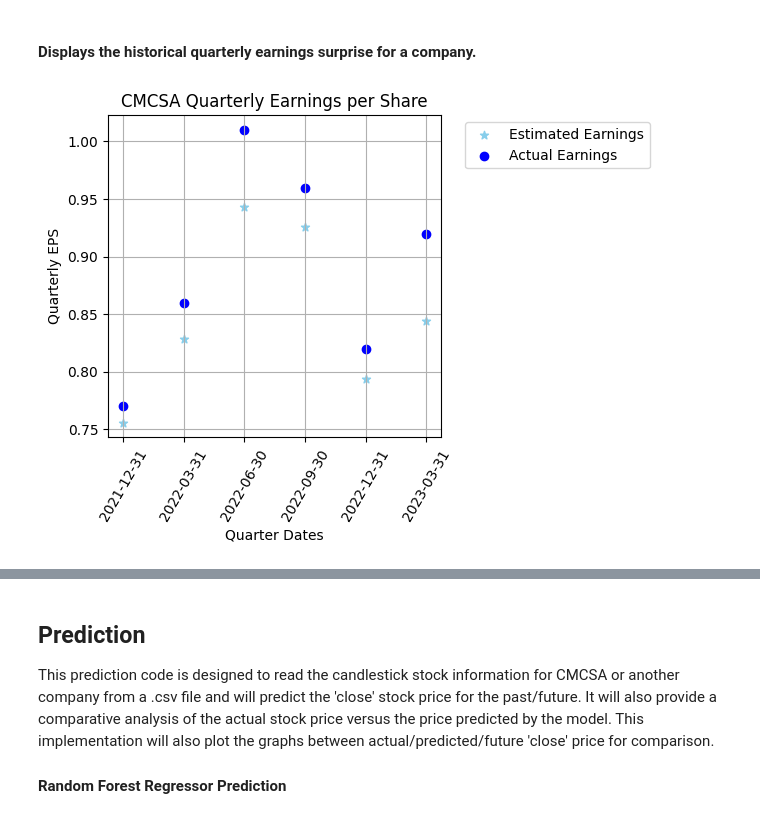
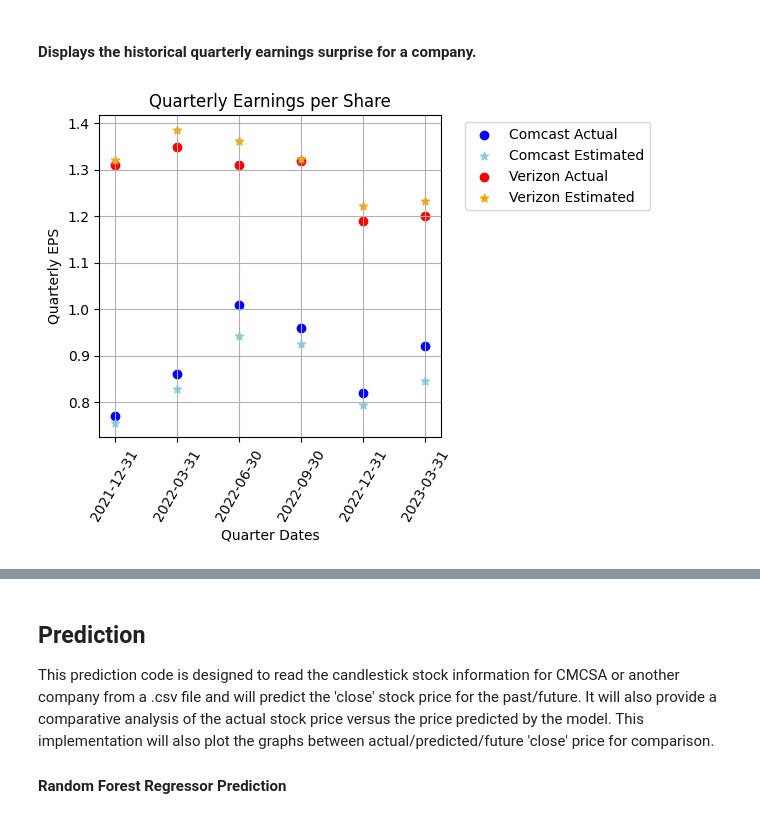
Before and after one commit to geoffpatton/stock-prediction, a Jupyter notebook: project_impl.ipynb, the cells around one changed output, grey strips where cells are left out. Drawn from its saved outputs; the diff is of its cells as text; code cells hidden in the pictures.

```diff
--- a/project_impl.ipynb
+++ b/project_impl.ipynb
@@ -193,21 +190,0 @@ plt.show()
-# %%
-all_social_df = pd.read_csv('./data/social_media_sentiment.csv', header = 0)
-company_social_df = all_social_df[all_social_df['symbol'] == ticker_symbol].copy()
-
-company_social_df['date'] = pd.to_datetime(company_social_df['atTime']).dt.date
-
-social_sum = company_social_df.groupby('date', as_index=False)[['positiveMention_twitter','negativeMention_twitter']].sum().tail(32)
-
-ax = plt.axes()
-ax.grid()
-ax.set(xlabel='Dates', ylabel='Mentions', title=ticker_symbol + " Social Media Sentiment")
-
-ax.plot(social_sum['date'], social_sum['positiveMention_twitter'], label='Positve Mentions', c='g')
-ax.plot(social_sum['date'], social_sum['negativeMention_twitter'], label='Negative Mentions', c='r')
-
-for tick in ax.get_xticklabels():
-    tick.set_rotation(65)
-
-plt.legend()
-plt.tight_layout()
-plt.show()
@@ -421,20 +396,25 @@ plt.show()
 #### Displays the historical quarterly earnings surprise for a company.
 # %%
 all_earnings_df = pd.read_csv('./data/surprise_earnings.csv', header = 0)
-stock_earnings_df = all_earnings_df[all_earnings_df['symbol'] == ticker_symbol].sort_values(by=['period'])
+comcast_earnings_df = all_earnings_df[all_earnings_df['symbol'] == ticker_symbol].sort_values(by=['period'])
+verizon_earnings_df = all_earnings_df[all_earnings_df['symbol'] == 'VZ'].sort_values(by=['period'])
 
 ax = plt.axes()
 ax.grid()
-ax.set(xlabel='Quarter Dates', ylabel='Quarterly EPS', title=ticker_symbol + " Quarterly Earnings per Share")
+ax.set(xlabel='Quarter Dates', ylabel='Quarterly EPS', title="Quarterly Earnings per Share")
 
-ax.scatter(stock_earnings_df['period'], stock_earnings_df['estimate'], label='Estimated Earnings', c='skyblue', marker="*")
-ax.scatter(stock_earnings_df['period'], stock_earnings_df['actual'], label='Actual Earnings', c='b')
+ax.scatter(comcast_earnings_df['period'], comcast_earnings_df['actual'], label='Comcast Actual', c='b')
+ax.scatter(comcast_earnings_df['period'], comcast_earnings_df['estimate'], label='Comcast Estimated', c='skyblue', marker="*")
+
+ax.scatter(verizon_earnings_df['period'], verizon_earnings_df['actual'], label='Verizon Actual', c='r')
+ax.scatter(verizon_earnings_df['period'], verizon_earnings_df['estimate'], label='Verizon Estimated', c='orange', marker="*")
+
 
 for tick in ax.get_xticklabels():
     tick.set_rotation(60)
 
 plt.legend(bbox_to_anchor=(1.05, 1.0), loc='upper left')
 plt.tight_layout()
 plt.show()
 # %% [output]
-[figure, old version]
+[figure, new version]
```
Also changed, not shown: parts of 10 cells of this notebook.
